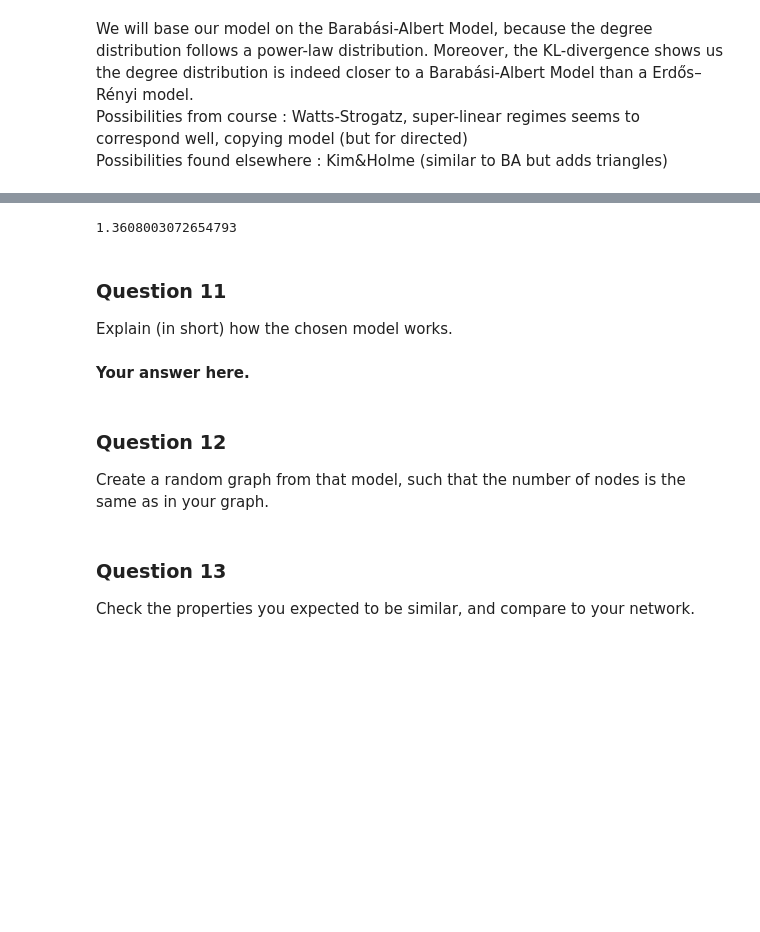
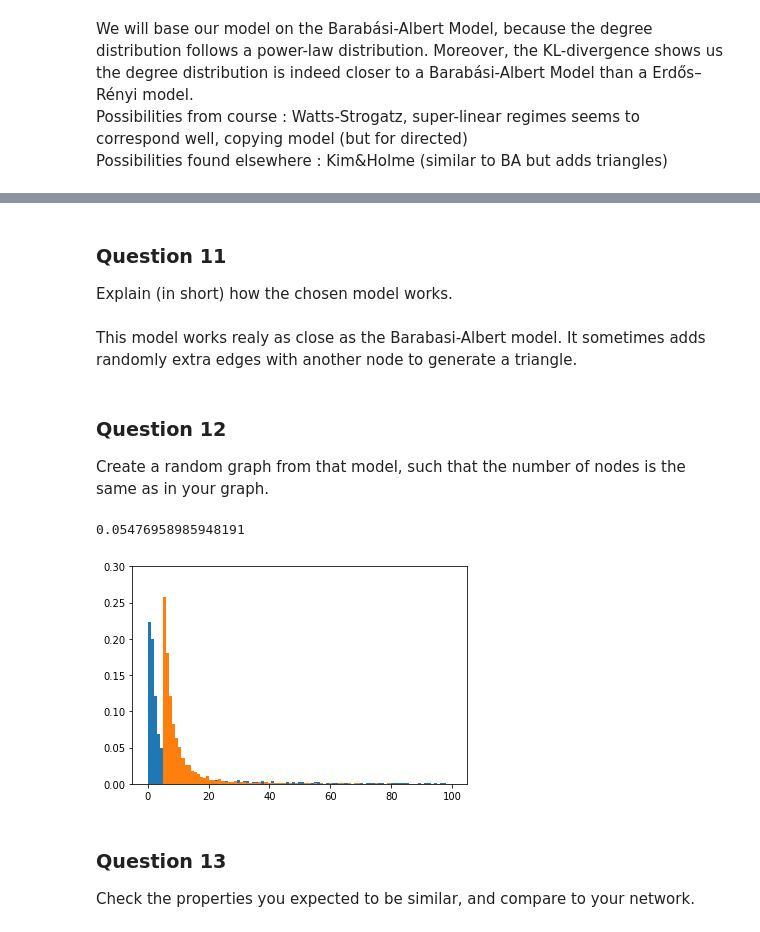
Before and after one commit to dsalathe/group_ntds, a Jupyter notebook: 2_network_models.ipynb, the cells around one changed output, grey strips where cells are left out. Drawn from its saved outputs; the diff is of its cells as text; code cells hidden in the pictures; blank space fills up the shorter version.

Commit message:
random network adjacency matrix fixed

```diff
--- a/2_network_models.ipynb
+++ b/2_network_models.ipynb
@@ -484,16 +457,9 @@ ValueError: weights should have the same shape as x
-# %%
-real_dist = real_distrib(deg)
-#print(real_dist)
-kl = kl_divergence(real_dist, our_dist, bins = 20)
-print(kl)
-# %% [output]
-1.3608003072654793
 # %% [markdown]
 ### Question 11
 
 Explain (in short) how the chosen model works.
-# %% [markdown]
-**Your answer here.**
+# %% [markdown]
+This model works realy as close as the Barabasi-Albert model. It sometimes adds randomly extra edges with another node to generate a triangle.
 # %% [markdown]
 ### Question 12
 
@@ -503,3 +467,25 @@ Create a random graph from that model, such that the number of nodes is the same
+# %%
+m = 6
+p = 0.4
+seed = 2
+kim_holme = nx.powerlaw_cluster_graph(n_nodes, m, p, seed=3)
+kh_adj = np.array(nx.to_numpy_matrix(kim_holme))
+kh_freq_histo, kh_histo = make_distribution(kh_adj)
+kh_dist = real_distrib(kh_adj)
+
+weights = np.ones_like(our_histo) / float(n_nodes)
+b = np.linspace(0, 100, 100)
+plt.hist(our_histo, weights=weights, bins=b)
+plt.hist(kh_histo, weights=weights, bins=b)
+plt.ylim((0, 0.3))
+
+kh_dist = real_distrib(kh_histo)
+#print(real_dist)
+kl = kl_divergence(kh_dist, our_dist, bins = 19)
+print(kl)
+# %% [output]
+0.05476958985948191
+[figure, added]
 # %% [markdown]
 ### Question 13
 
```
Also changed, not shown: parts of 12 cells of this notebook.
